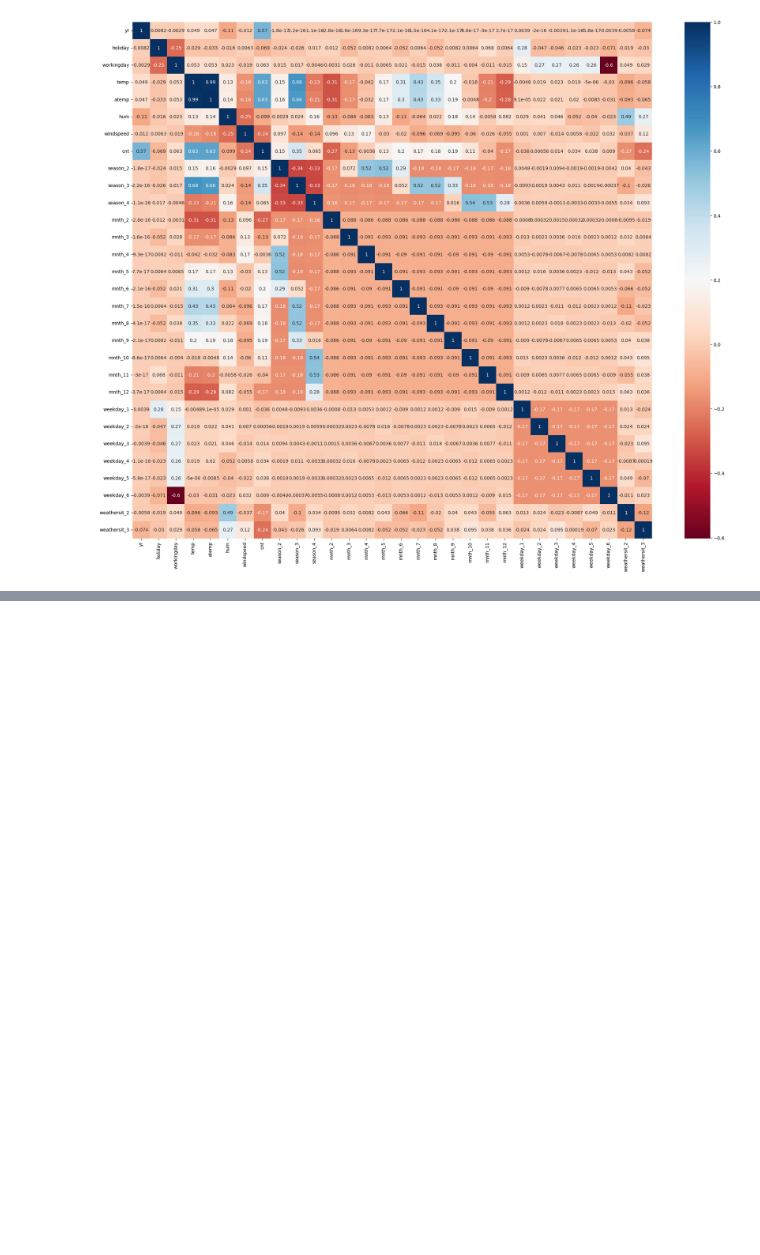
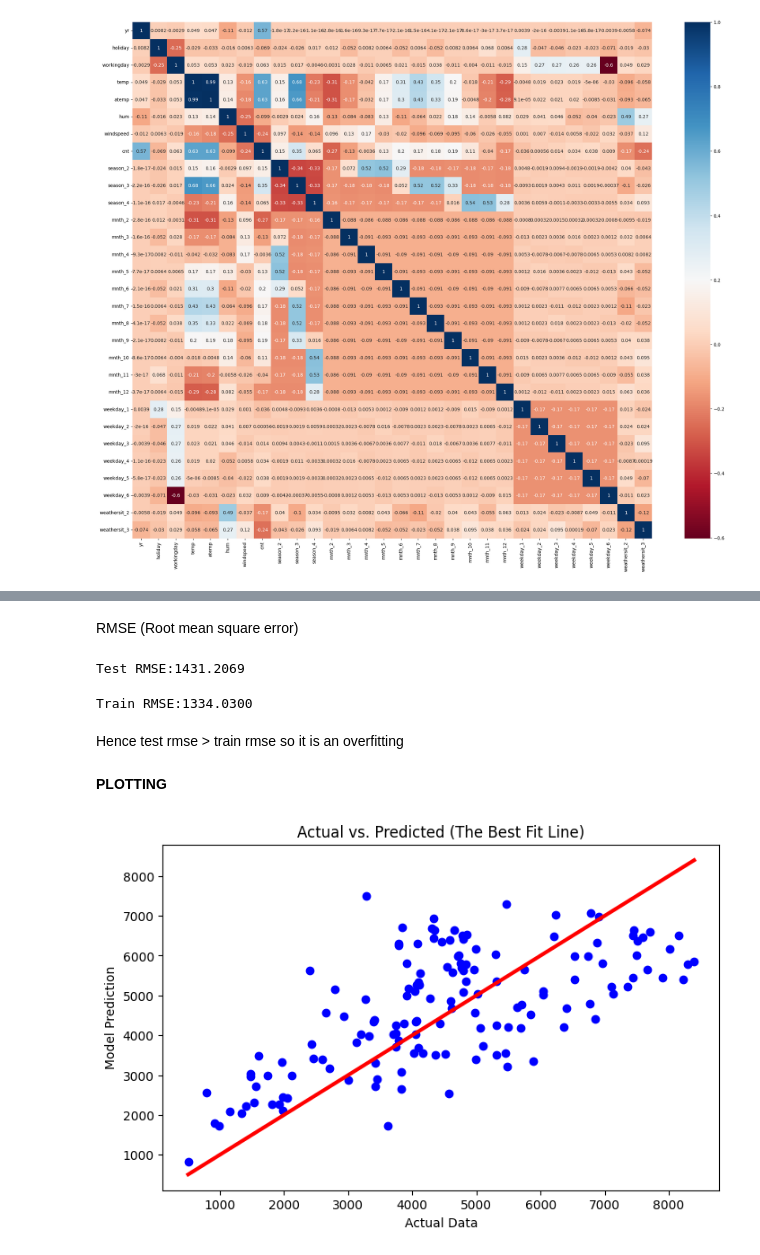
Before and after one commit to anmolS-1104/SML, a Jupyter notebook: SML /SML_Exp2(part2).ipynb, the cells around one changed output, grey strips where cells are left out. Cells and saved outputs as stored; diff of their text form; code cells hidden in the pictures; blank space fills up the shorter version.

```diff
--- a/SML /SML_Exp2(part2).ipynb
+++ b/SML /SML_Exp2(part2).ipynb
@@ -356,0 +357,12 @@ plt.show()
+# %%
+x = df[['temp','atemp','holiday','windspeed','season','mnth','weekday','weathersit']]
+y = df['cnt']
+# %%
+from sklearn.model_selection import train_test_split
+x_train, x_test, y_train , y_test = train_test_split(
+    x,y,test_size=0.2,random_state=100
+)
+# %%
+from sklearn.linear_model import LinearRegression
+mlr = LinearRegression()
+mlr.fit(x_train,y_train)
@@ -356,0 +373,3 @@ plt.show()
+# %%
+y_pred_mlr_test = mlr.predict(x_test)
+print("Prediction for test set: {}".format(y_pred_mlr_test))
@@ -356,0 +432,31 @@ plt.show()
+# %% [markdown]
+RMSE (Root mean square error)
+# %%
+#test rmse
+test_rmse = np.sqrt(test_mse)
+print(f"Test RMSE:{test_rmse:.4f}")
+# %% [output]
+Test RMSE:1431.2069
+# %%
+#train rmse
+train_rmse = np.sqrt(train_mse)
+print(f"Train RMSE:{train_rmse:.4f}")
+# %% [output]
+Train RMSE:1334.0300
+# %% [markdown]
+Hence test rmse > train rmse so it is an overfitting
+# %% [markdown]
+**PLOTTING**
+# %%
+plt.figure(figsize=(8,5))
+plt.scatter(y_test,y_pred_mlr_test,color='blue')
+plt.plot([y_test.min(), y_test.max()], [y_test.min(), y_test.max()], color='red', lw=3)
+
+# 3. Label it
+plt.xlabel('Actual Data')
+plt.ylabel('Model Prediction')
+plt.title('Actual vs. Predicted (The Best Fit Line)')
+
+plt.show()
+# %% [output]
+[figure, added]
```
Also changed, not shown: parts of 9 cells of this notebook.
